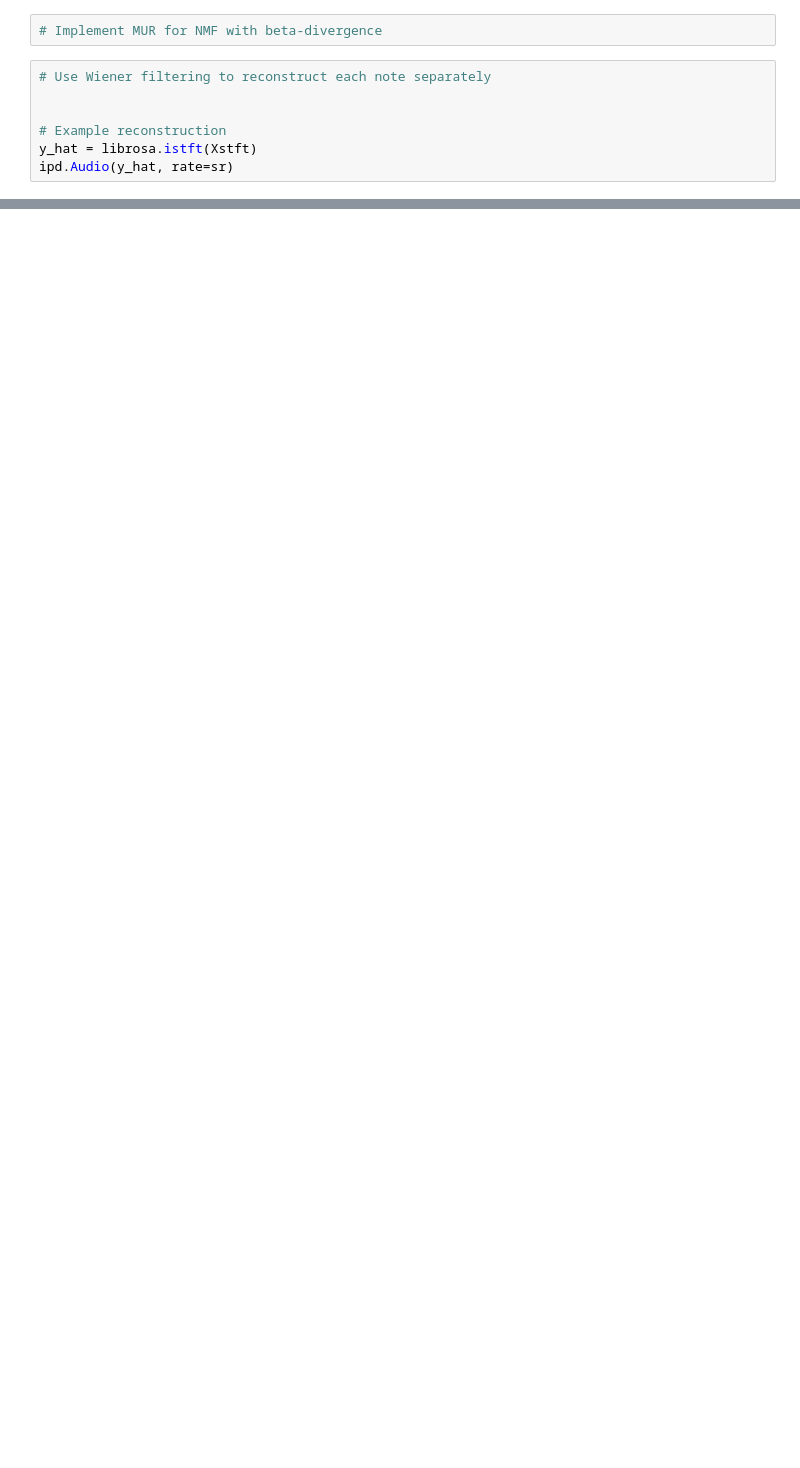
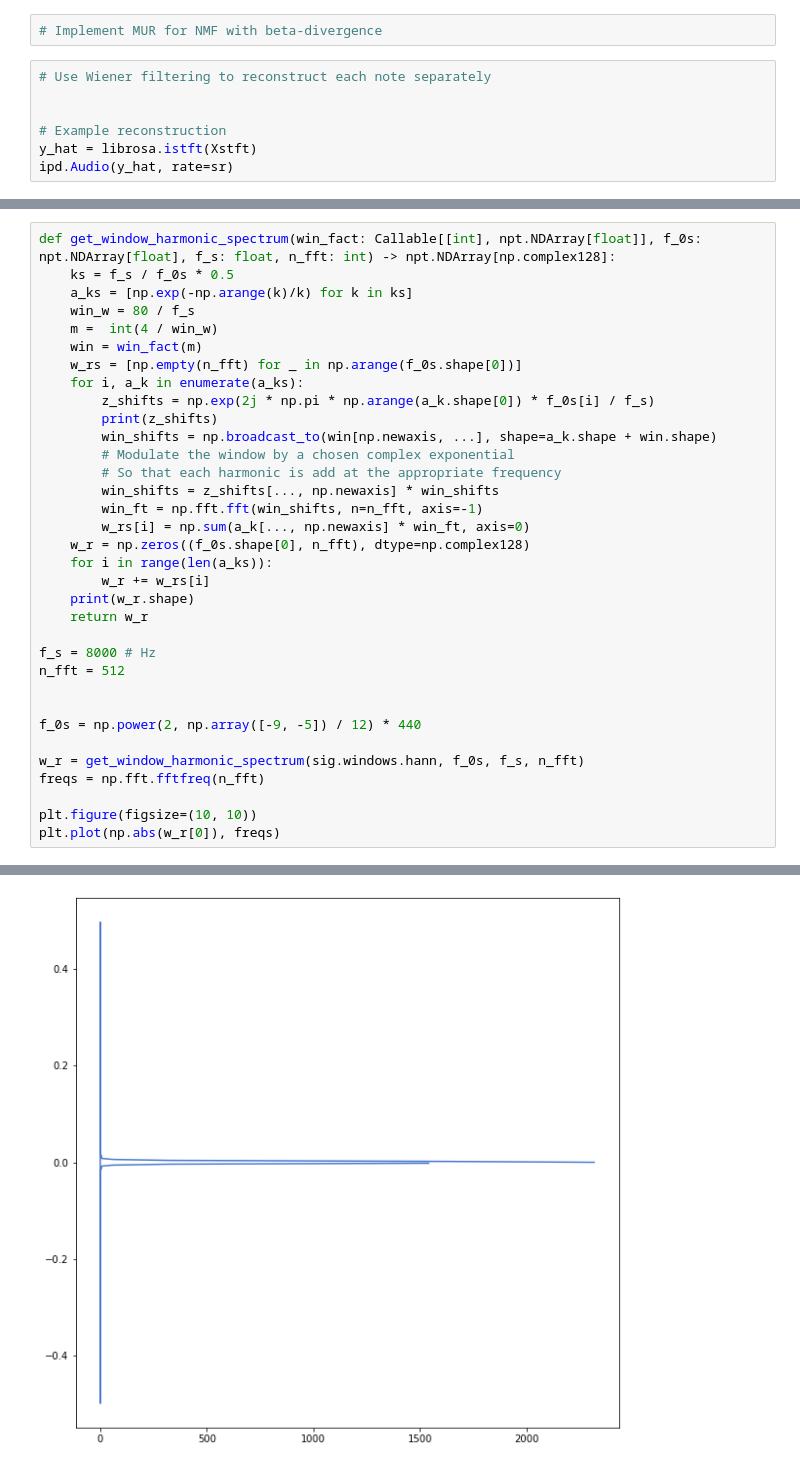
Before and after one commit to piptouque/atiam_tp_signal, a Jupyter notebook: tp_nmf/source/NMF_TP.ipynb, the cells around one changed output, grey strips where cells are left out. Saved outputs shown, nothing was run; the diff lists cells and outputs as text; blank space fills up the shorter version.

```diff
--- a/tp_nmf/source/NMF_TP.ipynb
+++ b/tp_nmf/source/NMF_TP.ipynb
@@ -92,0 +122,35 @@ ipd.Audio(y_hat, rate=sr)
+# %%
+def get_window_harmonic_spectrum(win_fact: Callable[[int], npt.NDArray[float]], f_0s: npt.NDArray[float], f_s: float, n_fft: int) -> npt.NDArray[np.complex128]:
+    ks = f_s / f_0s * 0.5
+    a_ks = [np.exp(-np.arange(k)/k) for k in ks]
+    win_w = 80 / f_s
+    m =  int(4 / win_w)
+    win = win_fact(m)
+    w_rs = [np.empty(n_fft) for _ in np.arange(f_0s.shape[0])]
+    for i, a_k in enumerate(a_ks):
+        z_shifts = np.exp(2j * np.pi * np.arange(a_k.shape[0]) * f_0s[i] / f_s)
+        print(z_shifts)
+        win_shifts = np.broadcast_to(win[np.newaxis, ...], shape=a_k.shape + win.shape)
+        # Modulate the window by a chosen complex exponential
+        # So that each harmonic is add at the appropriate frequency
+        win_shifts = z_shifts[..., np.newaxis] * win_shifts
+        win_ft = np.fft.fft(win_shifts, n=n_fft, axis=-1)
+        w_rs[i] = np.sum(a_k[..., np.newaxis] * win_ft, axis=0)
+    w_r = np.zeros((f_0s.shape[0], n_fft), dtype=np.complex128)
+    for i in range(len(a_ks)):
+        w_r += w_rs[i]
+    print(w_r.shape)
+    return w_r
+
+f_s = 8000 # Hz
+n_fft = 512
+
+
+f_0s = np.power(2, np.array([-9, -5]) / 12) * 440
+
+w_r = get_window_harmonic_spectrum(sig.windows.hann, f_0s, f_s, n_fft)
+freqs = np.fft.fftfreq(n_fft)
+
+plt.figure(figsize=(10, 10))
+plt.plot(np.abs(w_r[0]), freqs)
+# %% [output]
@@ -92,0 +170 @@ ipd.Audio(y_hat, rate=sr)
+[figure, added]
```
Also changed, not shown: parts of 6 cells of this notebook, 3 other files.
